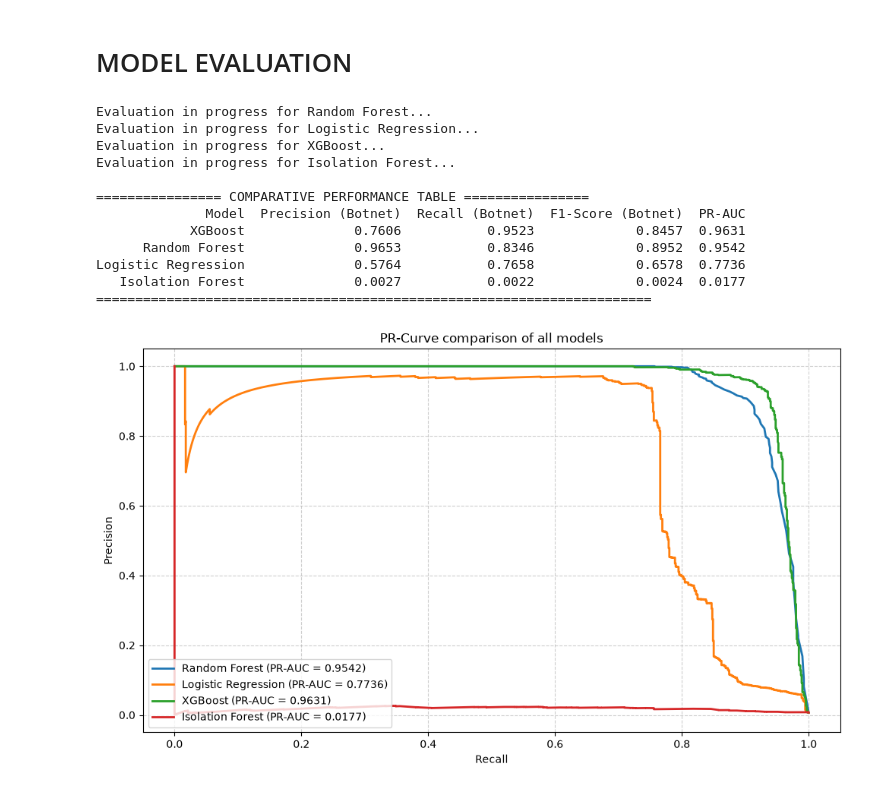
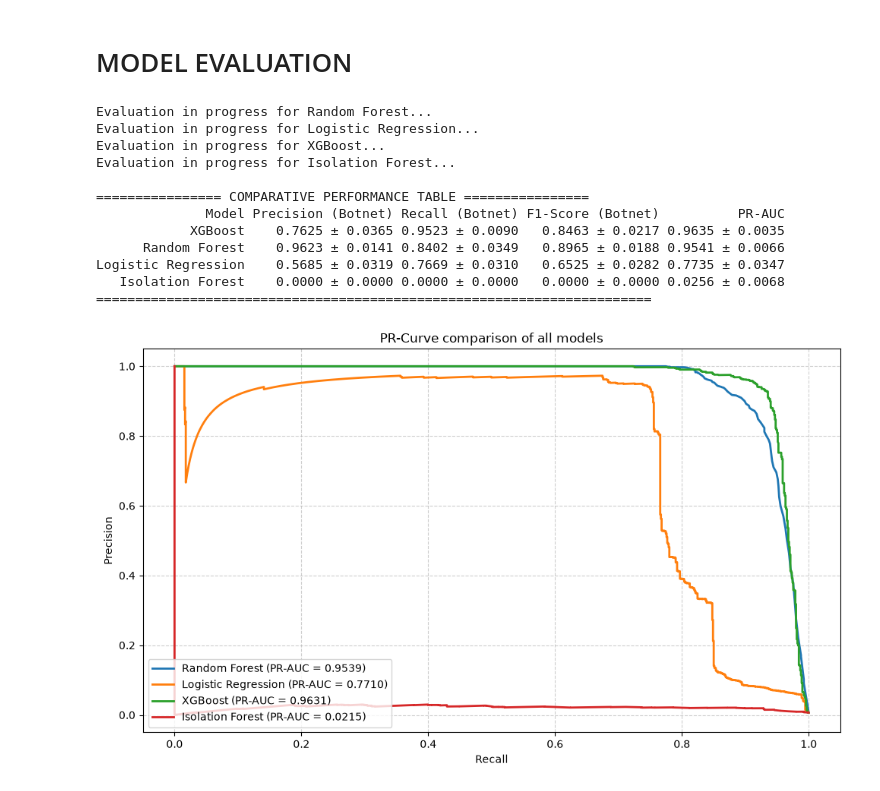
Before and after one commit to andco95/AI4C-25-26, a Jupyter notebook: notebooks/AI4C_Project.ipynb, the cells around one changed output. Cells and saved outputs as stored; diff of their text form; code cells hidden in the pictures.

```diff
--- a/notebooks/AI4C_Project.ipynb
+++ b/notebooks/AI4C_Project.ipynb
@@ -364,20 +410,51 @@ for name, pipeline in models.items():
   #save predictions for confusion matrix
   y_predicted_dict[name] = y_predicted
 
+  #metric calculation for each fold
+  fold_precision, fold_recalls, fold_f1s, fold_pr_auc= [], [], [], []
+
+  #training set already calculated
+  for _, test_idx in skf.split(X, y):
+    y_test_fold = y.iloc[test_idx]
+    #predictions and probabilities for the current fold
+    y_predicted_fold = y_predicted[test_idx]
+    y_probability_fold = y_probability[test_idx]
+
+    fold_precision.append(precision_score(y_test_fold, y_predicted_fold, pos_label=1, zero_division=0))
+    fold_recalls.append(recall_score(y_test_fold, y_predicted_fold, pos_label=1, zero_division=0))
+    fold_f1s.append(f1_score(y_test_fold, y_predicted_fold, pos_label=1, zero_division=0))
+
+    #curve computation based on probabilities for the current fold
+    precision_curve_fold, recall_curve_fold, _ = precision_recall_curve(y_test_fold, y_probability_fold)
+    fold_pr_auc.append(auc(recall_curve_fold, precision_curve_fold))
+
+  '''
   #metric calculation
   precision = precision_score(y, y_predicted, pos_label=1, zero_division=0)
   recall = recall_score(y, y_predicted, pos_label=1, zero_division=0)
   f1 = f1_score(y, y_predicted, pos_label=1, zero_division=0)
+  '''
 
   precision_curve, recall_curve, threshold = precision_recall_curve(y, y_probability)
   pr_auc = auc(recall_curve, precision_curve)
 
+  '''
   results_list.append({
       'Model': name,
       'Precision (Botnet)': round(precision, 4),
       'Recall (Botnet)': round(recall, 4),
       'F1-Score (Botnet)': round(f1, 4),
       'PR-AUC': round(pr_auc, 4),
+  })
+  '''
+
+  results_list.append({
+    'Model': name,
+    'Precision (Botnet)': f"{np.mean(fold_precision):.4f} ± {np.std(fold_precision):.4f}",
+    'Recall (Botnet)': f"{np.mean(fold_recalls):.4f} ± {np.std(fold_recalls):.4f}",
+    'F1-Score (Botnet)': f"{np.mean(fold_f1s):.4f} ± {np.std(fold_f1s):.4f}",
+    'PR-AUC': f"{np.mean(fold_pr_auc):.4f} ± {np.std(fold_pr_auc):.4f}",
+    'PR-AUC_sort': np.mean(fold_pr_auc),
   })
 
   #PR-Curve
@@ -389,7 +466,7 @@ for name, pipeline in models.items():
   )
 
 #comparative table
-df_results = pd.DataFrame(results_list).sort_values(by='PR-AUC', ascending=False)
+df_results = pd.DataFrame(results_list).sort_values(by='PR-AUC_sort', ascending=False).drop(columns=['PR-AUC_sort'])
 
 print('\n================ COMPARATIVE PERFORMANCE TABLE ================')
 print(df_results.to_string(index=False))
@@ -399,37 +476,37 @@ print('=======================================================================\n
 plt.xlabel('Recall')
 plt.ylabel('Precision')
 plt.title('PR-Curve comparison of all models')
 plt.legend(loc='lower left')
 plt.grid(True, linestyle='--', alpha=0.6)
 #set layout to avoid overlapping
 plt.tight_layout()
 plt.show()
 
 #output confusion matrix
 fig, axes = plt.subplots(2, 2, figsize=(12,10))
 axes = axes.flatten()
 
 for i, (name, y_predicted) in enumerate (y_predicted_dict.items()):
   cm = confusion_matrix(y, y_predicted)
   display = ConfusionMatrixDisplay(confusion_matrix=cm, display_labels=['Normal (0)', 'Botnet (1)'])
   display.plot(ax=axes[i], cmap='Blues', values_format='d')
   axes[i].set_title(f'Confusion Matrix: {name}')
 
 #set layout to avoid overlapping
 plt.tight_layout()
 plt.show()
 # %% [output]
 Evaluation in progress for Random Forest...
 Evaluation in progress for Logistic Regression...
 Evaluation in progress for XGBoost...
 Evaluation in progress for Isolation Forest...
 
 ================ COMPARATIVE PERFORMANCE TABLE ================
-              Model  Precision (Botnet)  Recall (Botnet)  F1-Score (Botnet)  PR-AUC
-            XGBoost              0.7606           0.9523             0.8457  0.9631
-      Random Forest              0.9653           0.8346             0.8952  0.9542
-Logistic Regression              0.5764           0.7658             0.6578  0.7736
-   Isolation Forest              0.0027           0.0022             0.0024  0.0177
+              Model Precision (Botnet) Recall (Botnet) F1-Score (Botnet)          PR-AUC
+            XGBoost    0.7625 ± 0.0365 0.9523 ± 0.0090   0.8463 ± 0.0217 0.9635 ± 0.0035
+      Random Forest    0.9623 ± 0.0141 0.8402 ± 0.0349   0.8965 ± 0.0188 0.9541 ± 0.0066
+Logistic Regression    0.5685 ± 0.0319 0.7669 ± 0.0310   0.6525 ± 0.0282 0.7735 ± 0.0347
+   Isolation Forest    0.0000 ± 0.0000 0.0000 ± 0.0000   0.0000 ± 0.0000 0.0256 ± 0.0068
 =======================================================================
-[figure, old version]
+[figure, new version]
 [figure]
```
Also changed, not shown: parts of 1 cell of this notebook.
